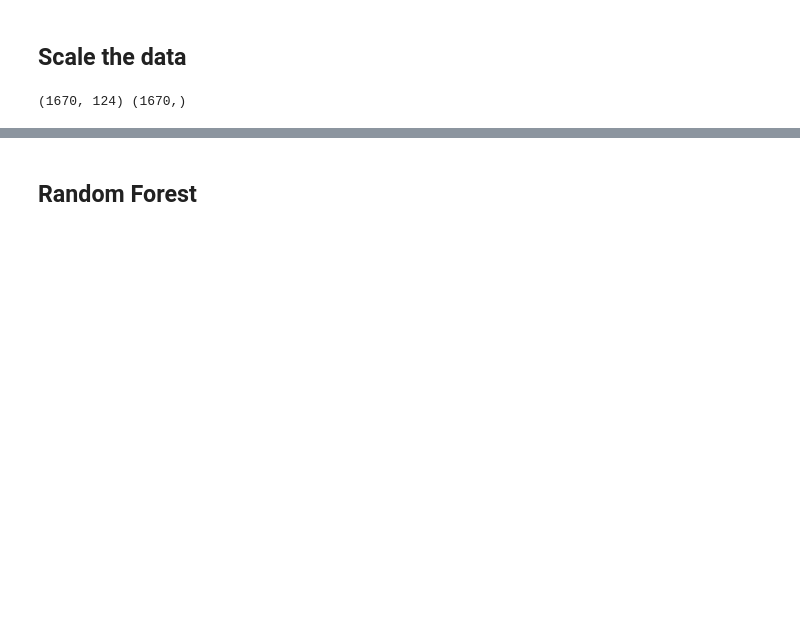
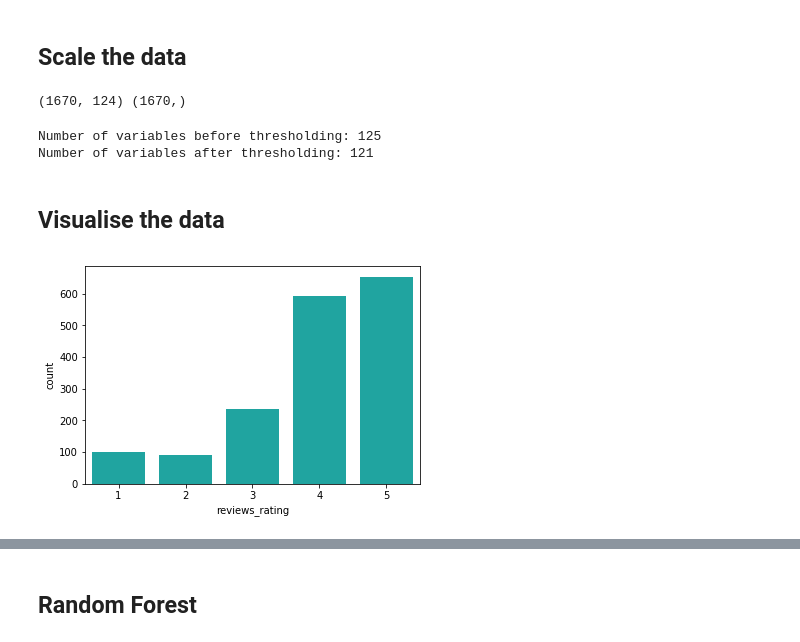
Before and after one commit to janelcv/Hotel_Rating_Analysis, a Jupyter notebook: Hotel_Ratings_Analysis-07.ipynb, the cells around one changed output, grey strips where cells are left out. Drawn from its saved outputs; the diff is of its cells as text; code cells hidden in the pictures; blank space fills up the shorter version.

```diff
--- a/Hotel_Ratings_Analysis-07.ipynb
+++ b/Hotel_Ratings_Analysis-07.ipynb
@@ -66,3 +66,17 @@ y = y.astype(int)
 print(X_standard.shape, y.shape)
 # %% [output]
 (1670, 124) (1670,)
+# %%
+# Select variables with non-zero variance
+thresholder = VarianceThreshold(threshold = 0.5)
+
+# Conduct variance thresholding
+Xstd_high_var = thresholder.fit_transform(X_standard)
+
+print(f"Number of variables before thresholding: {df.shape[1]}")
+print(f"Number of variables after thresholding: {len(Xstd_high_var[0])}")
+# %% [output]
+Number of variables before thresholding: 125
+Number of variables after thresholding: 121
+# %% [markdown]
+## Visualise the data
@@ -68,0 +87,5 @@ print(X_standard.shape, y.shape)
+# %%
+# Hotel ratings
+g1 = sns.countplot(x = y, color = "#0abab5")
+# %% [output]
+[figure, added]
```
Also changed, not shown: parts of 34 cells of this notebook.
